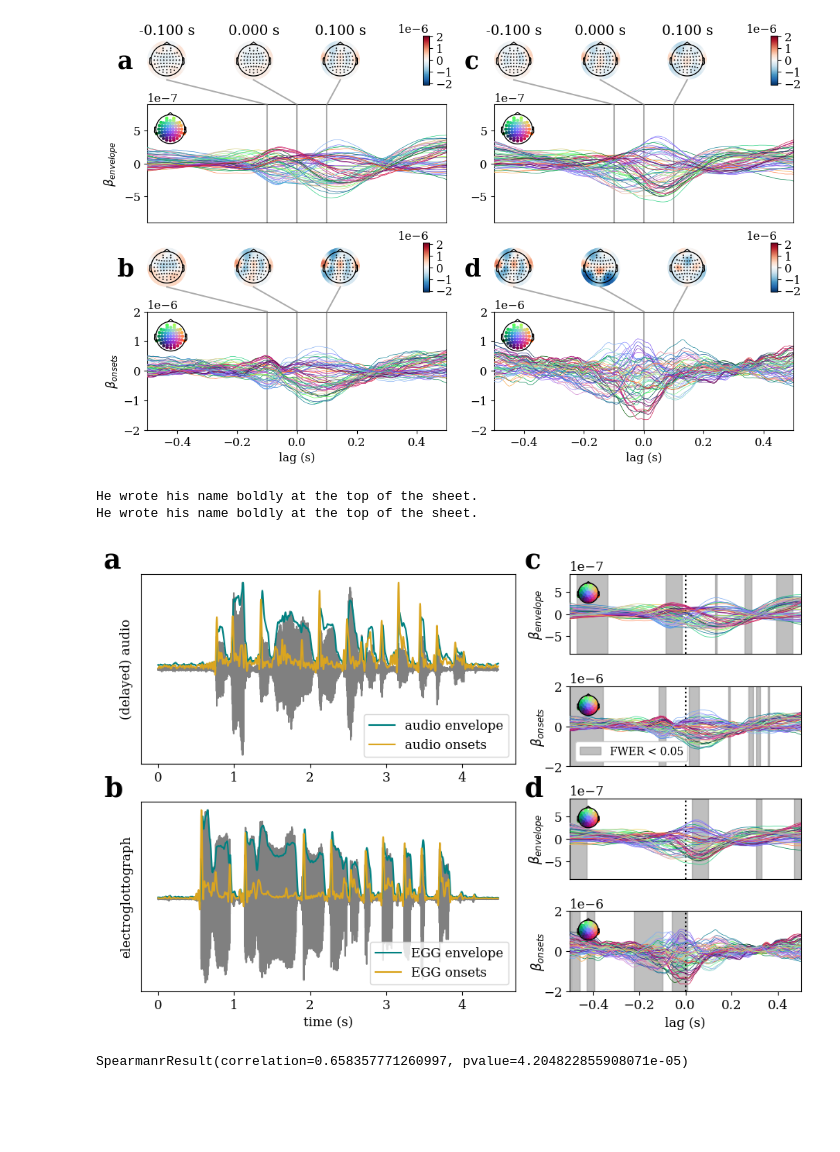
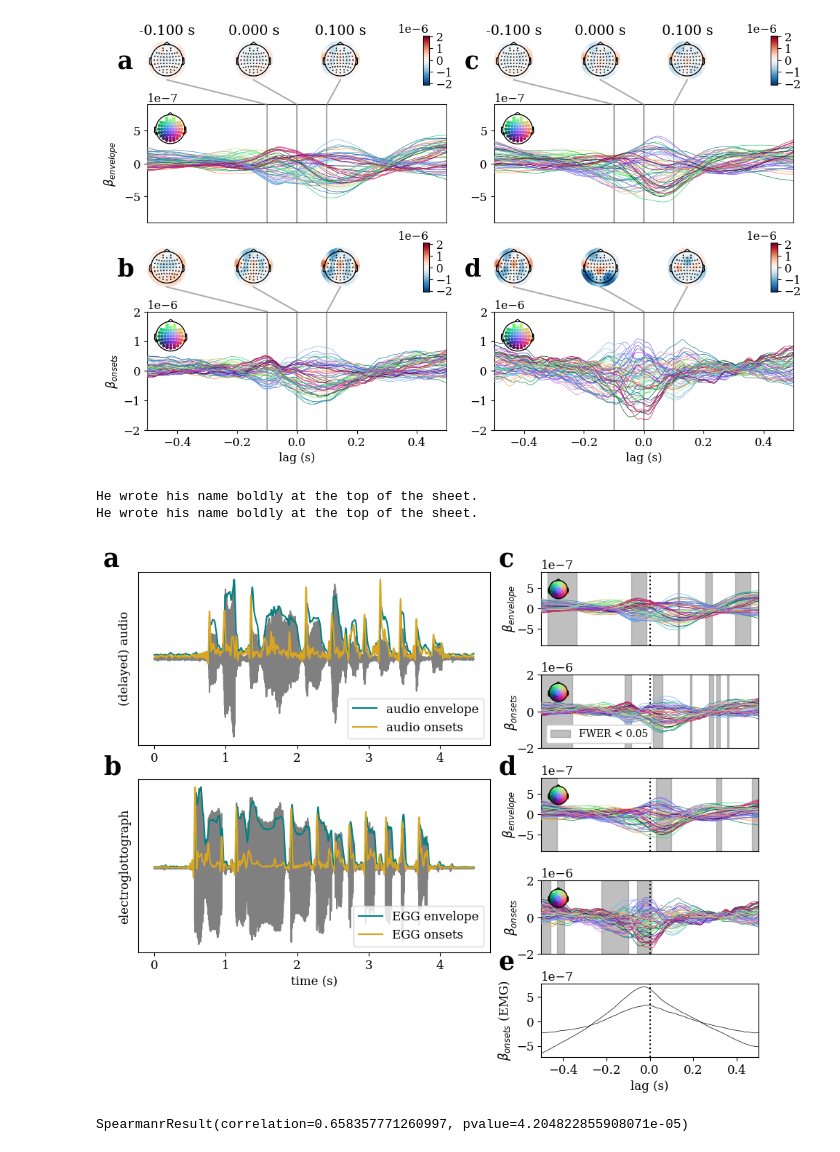
Before and after one commit to apex-lab/daf-analysis, a Jupyter notebook: eeg-results.ipynb, the cells around one changed output. Saved outputs shown, nothing was run; the diff lists cells and outputs as text; code cells hidden in the pictures; blank space fills up the shorter version.

```diff
--- a/eeg-results.ipynb
+++ b/eeg-results.ipynb
@@ -784,7 +784,7 @@ def add_label(ax, label, x_offset = -.17, y_offset = .1):
 
 def get_patterns(mod, tp):
     tp = tp[0].upper() + tp[1:]
-    evokeds_pat = [mne.read_evokeds(f.path)[0] for f in layout.get(desc = '%s%sPatterns'%(mod, tp))]
+    evokeds_pat = [mne.read_evokeds(f.path, verbose = False)[0] for f in layout.get(desc = '%s%sPatterns'%(mod, tp))]
     evo = mne.grand_average(evokeds_pat)
     patterns = evokeds_pat
     t = evokeds_pat[0].times
@@ -918,7 +918,7 @@ def plot_patterns(mod, tp, ts_ax):
     )
     ts_ax.set_xlabel('lag (s)')
     ts_ax.set_ylabel(r'$\beta_{%s}$'%tp)
-    if (tp == 'onsets') and (mod == 'egg'):
+    if False: #(tp == 'onsets') and (mod == 'egg'):
         ts_ax.set_xlabel('lag (s)')
     else:
         ts_ax.set_xlabel('')
@@ -935,37 +935,48 @@ def plot_patterns(mod, tp, ts_ax):
             ax.axvspan(tmin, tmax, alpha = .5, color = 'grey', zorder = 0, label = 'FWER < 0.05')
             ax.legend(loc = 'lower left', framealpha = 1, fontsize = 'small')
         else:
             ax.axvspan(tmin, tmax, alpha = .5, color = 'grey', zorder = 0)
     ax.axvline(0, color = 'black', linestyle = 'dotted')
 
 
-fig = plt.figure(figsize = (11, 7))
-gs = gridspec.GridSpec(2, 5, wspace = .62, hspace = .2)
+fig = plt.figure(figsize = (11, 7 + 3.5))
+gs = gridspec.GridSpec(3, 5, wspace = .62, hspace = .2)
 ax = fig.add_subplot(gs[0, :3])
 plot_envelope('audio', ax)
 add_label(ax, 'a', x_offset = -.1, y_offset = .03)
 add_label(ax, 'c', x_offset = 1.025, y_offset = .03)
 ax = fig.add_subplot(gs[1, :3])
 plot_envelope('egg', ax)
 add_label(ax, 'b', x_offset = -.1, y_offset = .03)
 add_label(ax, 'd', x_offset = 1.025, y_offset = .03)
+add_label(ax, 'e', x_offset = 1.025, y_offset = -1.1)
 
-gs = gridspec.GridSpec(4, 5, wspace = .62, hspace = .4)
+gs = gridspec.GridSpec(6, 5, wspace = .62, hspace = .4)
 ax = fig.add_subplot(gs[0, 3:])
 plot_patterns('audio', 'envelope', ax)
 ax = fig.add_subplot(gs[1, 3:])
 plot_patterns('audio', 'onsets', ax)
 ax = fig.add_subplot(gs[2, 3:])
 plot_patterns('egg', 'envelope', ax)
 ax = fig.add_subplot(gs[3, 3:])
 plot_patterns('egg', 'onsets', ax)
 
+ax = fig.add_subplot(gs[4, 3:])
+emg = [mne.read_evokeds(f.path, verbose = False)[0] for f in layout.get(desc = 'EMGPatterns')]
+emg = mne.grand_average(emg).detrend(1, picks = 'emg')
+emg.nave = None
+emg.plot(axes = ax, show = False, scalings = 1.)
+ax.set_ylabel(r'$\beta_{onsets}$ (EMG)')
+ax.set_title('')
+ax.set_xlabel('lag (s)')
+ax.axvline(0, color = 'black', linestyle = 'dotted')
+
 savefig('features.jpeg')
 plt.show()
 # %% [output]
 He wrote his name boldly at the top of the sheet.
 He wrote his name boldly at the top of the sheet.
-[figure, old version]
+[figure, new version]
 # %%
 spearmanr(xcorrs['score'], xcorrs['direct'])
 # %% [output]
```
Also changed, not shown: parts of 9 cells of this notebook, 1 other file.
